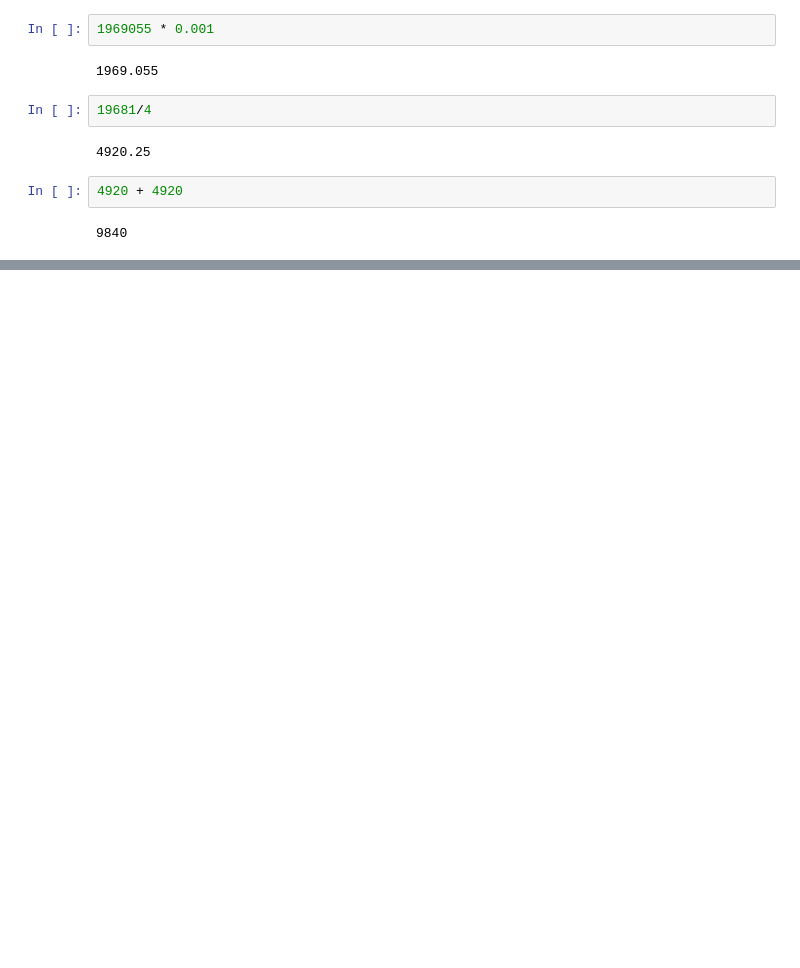
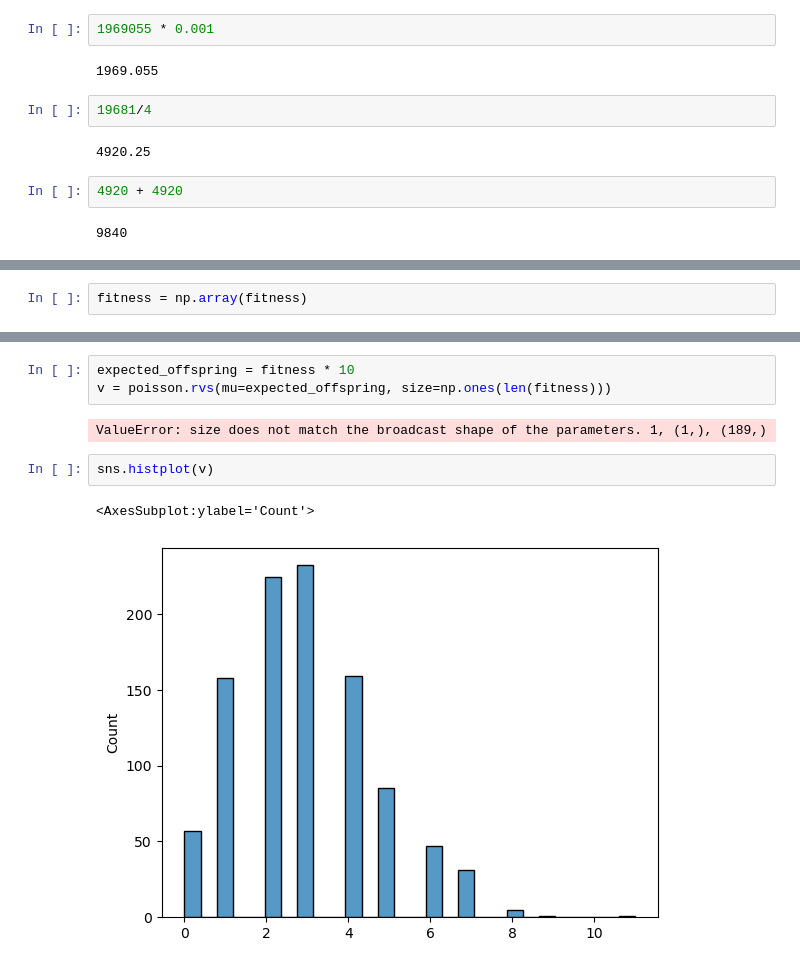
Before and after one commit to Tatianabellagio/slim_grenenet, a Jupyter notebook: Simulation_from_vcf.ipynb, the cells around one changed output, grey strips where cells are left out. Saved outputs shown, nothing was run; the diff lists cells and outputs as text; blank space fills up the shorter version.

```diff
--- a/Simulation_from_vcf.ipynb
+++ b/Simulation_from_vcf.ipynb
@@ -529,0 +680,2 @@ sns.lineplot(x,y);
+# %%
+fitness = np.array(fitness)
@@ -529,0 +721,10 @@ sns.lineplot(x,y);
+# %%
+expected_offspring = fitness * 10
+v = poisson.rvs(mu=expected_offspring, size=np.ones(len(fitness)))
+# %% [output]
+ValueError: size does not match the broadcast shape of the parameters. 1, (1,), (189,)
+# %%
+sns.histplot(v)
+# %% [output]
+<AxesSubplot:ylabel='Count'>
+[figure, added]
```
Also changed, not shown: parts of 70 cells of this notebook, 3 other files.
